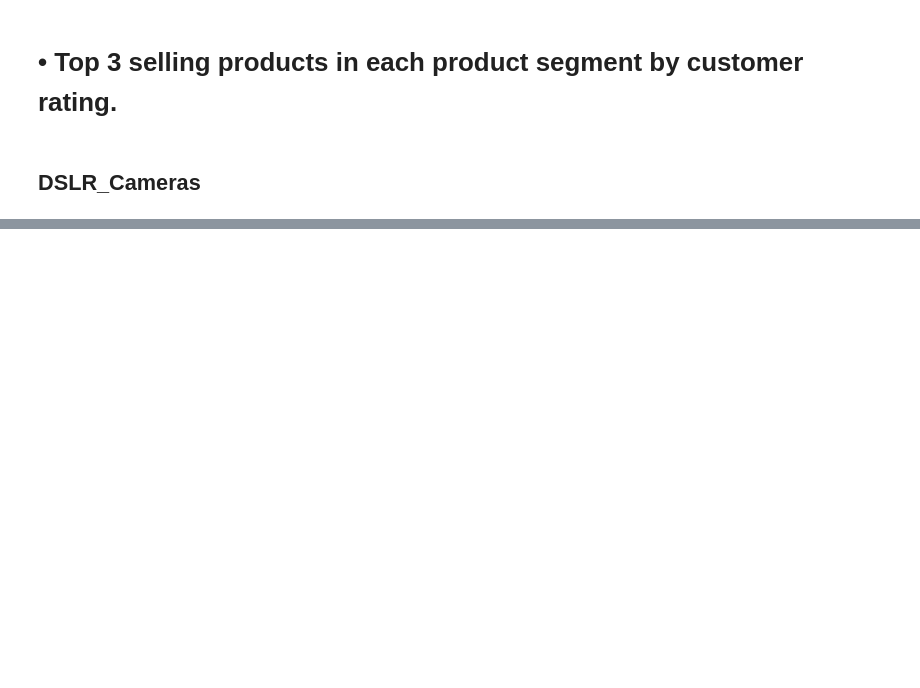
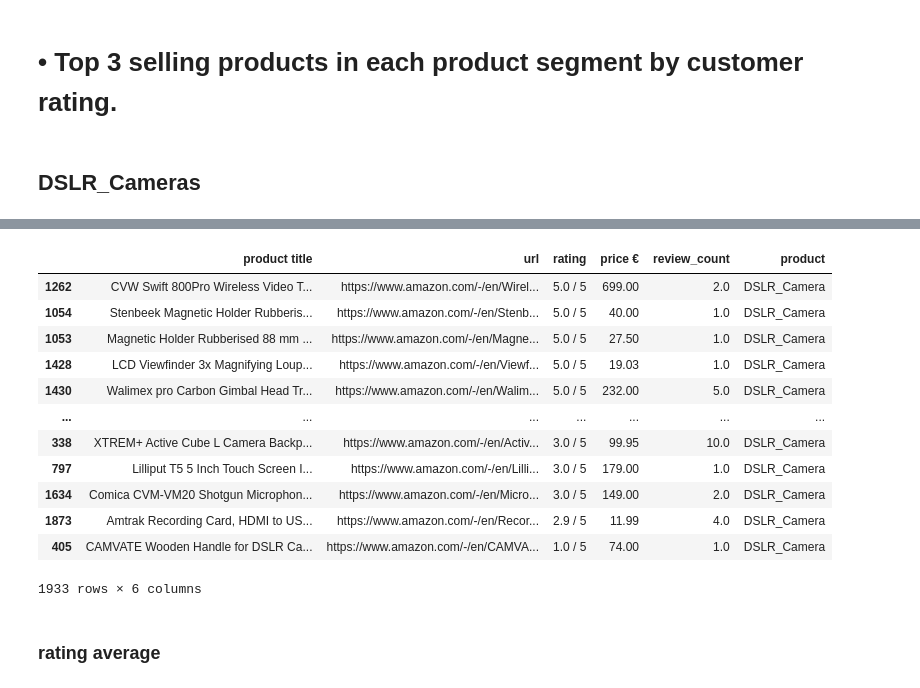
Before and after one commit to selinbulbul/ecommerce-scrape, a Jupyter notebook: Statistics/tasks.ipynb, the cells around one changed output, grey strips where cells are left out. Saved outputs shown, nothing was run; the diff lists cells and outputs as text; code cells hidden in the pictures; blank space fills up the shorter version.

```diff
--- a/Statistics/tasks.ipynb
+++ b/Statistics/tasks.ipynb
@@ -10,0 +7,2 @@ FileNotFoundError: [Errno 2] No such file or directory: 'DSLR_sample.csv'
+# %%
+df = pd.read_excel("DSLR_sample_cleaned.xlsx")
@@ -28,0 +59,18 @@ df
+# %%
+df.sort_values(by= "rating", ascending = False)
+# %% [output]
+|  | product title | url | rating | price € | review_count | product |
+| 1262 | CVW Swift 800Pro Wireless Video T... | https://www.amazon.com/-/en/Wirel... | 5.0 / 5 | 699.00 | 2.0 | DSLR_Camera |
+| 1054 | Stenbeek Magnetic Holder Rubberis... | https://www.amazon.com/-/en/Stenb... | 5.0 / 5 | 40.00 | 1.0 | DSLR_Camera |
+| 1053 | Magnetic Holder Rubberised 88 mm ... | https://www.amazon.com/-/en/Magne... | 5.0 / 5 | 27.50 | 1.0 | DSLR_Camera |
+| 1428 | LCD Viewfinder 3x Magnifying Loup... | https://www.amazon.com/-/en/Viewf... | 5.0 / 5 | 19.03 | 1.0 | DSLR_Camera |
+| 1430 | Walimex pro Carbon Gimbal Head Tr... | https://www.amazon.com/-/en/Walim... | 5.0 / 5 | 232.00 | 5.0 | DSLR_Camera |
+| ... | ... | ... | ... | ... | ... | ... |
+| 338 | XTREM+ Active Cube L Camera Backp... | https://www.amazon.com/-/en/Activ... | 3.0 / 5 | 99.95 | 10.0 | DSLR_Camera |
+| 797 | Lilliput T5 5 Inch Touch Screen I... | https://www.amazon.com/-/en/Lilli... | 3.0 / 5 | 179.00 | 1.0 | DSLR_Camera |
+| 1634 | Comica CVM-VM20 Shotgun Microphon... | https://www.amazon.com/-/en/Micro... | 3.0 / 5 | 149.00 | 2.0 | DSLR_Camera |
+| 1873 | Amtrak Recording Card, HDMI to US... | https://www.amazon.com/-/en/Recor... | 2.9 / 5 | 11.99 | 4.0 | DSLR_Camera |
+| 405 | CAMVATE Wooden Handle for DSLR Ca... | https://www.amazon.com/-/en/CAMVA... | 1.0 / 5 | 74.00 | 1.0 | DSLR_Camera |
+1933 rows × 6 columns
+# %% [markdown]
+### rating average
```
Also changed, not shown: parts of 75 cells of this notebook, 1 other file.
